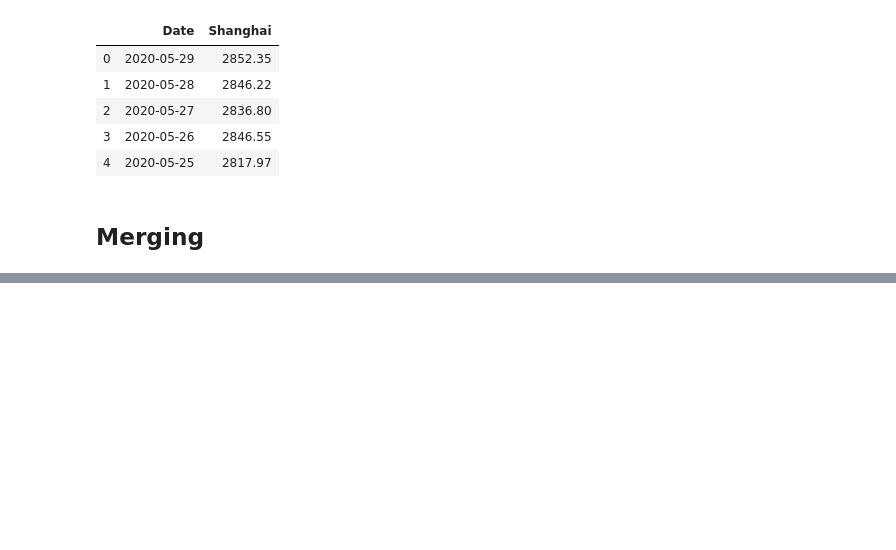
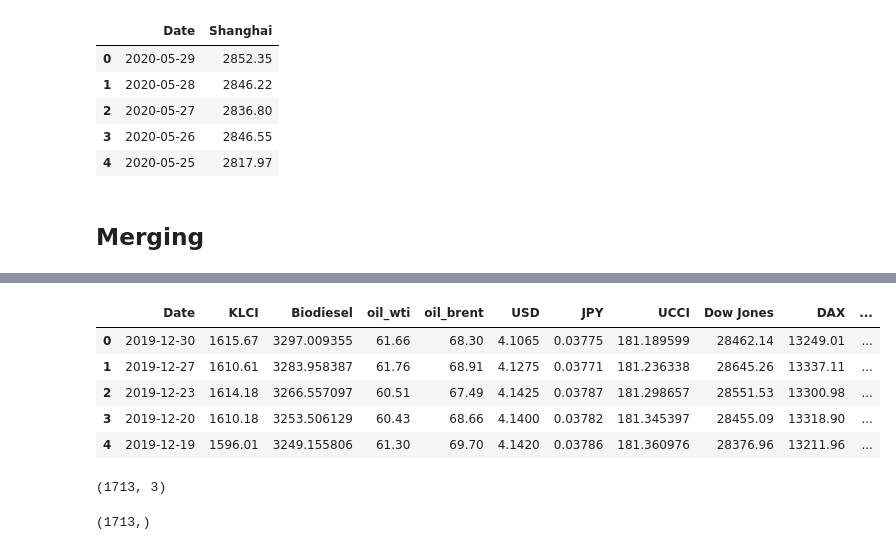
Before and after one commit to n-Faiz/WQD7003-Project-OilPriceMovement, a Jupyter notebook: New_Group_Project_Data_Analytic.ipynb, the cells around one changed output, grey strips where cells are left out. Saved outputs shown, nothing was run; the diff lists cells and outputs as text; code cells hidden in the pictures; blank space fills up the shorter version.

```diff
--- a/New_Group_Project_Data_Analytic.ipynb
+++ b/New_Group_Project_Data_Analytic.ipynb
@@ -453,0 +690,11 @@ sns.heatmap(df_corr,annot=True,cmap='coolwarm',linecolor='white',linewidths=.5)
+# %%
+df = pd.read_csv('Cleaned.csv')
+# %%
+df.head()
+# %% [output]
+|  | Date | KLCI | Biodiesel | oil_wti | oil_brent | USD | JPY | UCCI | Dow Jones | DAX | ... |
+| 0 | 2019-12-30 | 1615.67 | 3297.009355 | 61.66 | 68.30 | 4.1065 | 0.03775 | 181.189599 | 28462.14 | 13249.01 | ... |
+| 1 | 2019-12-27 | 1610.61 | 3283.958387 | 61.76 | 68.91 | 4.1275 | 0.03771 | 181.236338 | 28645.26 | 13337.11 | ... |
+| 2 | 2019-12-23 | 1614.18 | 3266.557097 | 60.51 | 67.49 | 4.1425 | 0.03787 | 181.298657 | 28551.53 | 13300.98 | ... |
+| 3 | 2019-12-20 | 1610.18 | 3253.506129 | 60.43 | 68.66 | 4.1400 | 0.03782 | 181.345397 | 28455.09 | 13318.90 | ... |
+| 4 | 2019-12-19 | 1596.01 | 3249.155806 | 61.30 | 69.70 | 4.1420 | 0.03786 | 181.360976 | 28376.96 | 13211.96 | ... |
@@ -453,0 +708,8 @@ sns.heatmap(df_corr,annot=True,cmap='coolwarm',linecolor='white',linewidths=.5)
+# %%
+x.shape
+# %% [output]
+(1713, 3)
+# %%
+y.shape
+# %% [output]
+(1713,)
```
Also changed, not shown: parts of 65 cells of this notebook, 1 other file.
